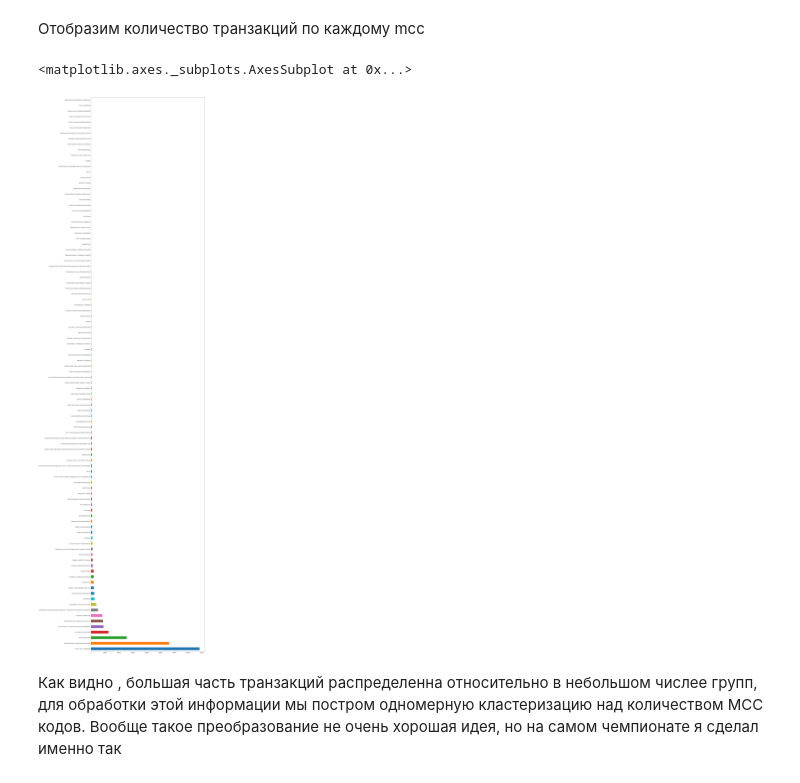
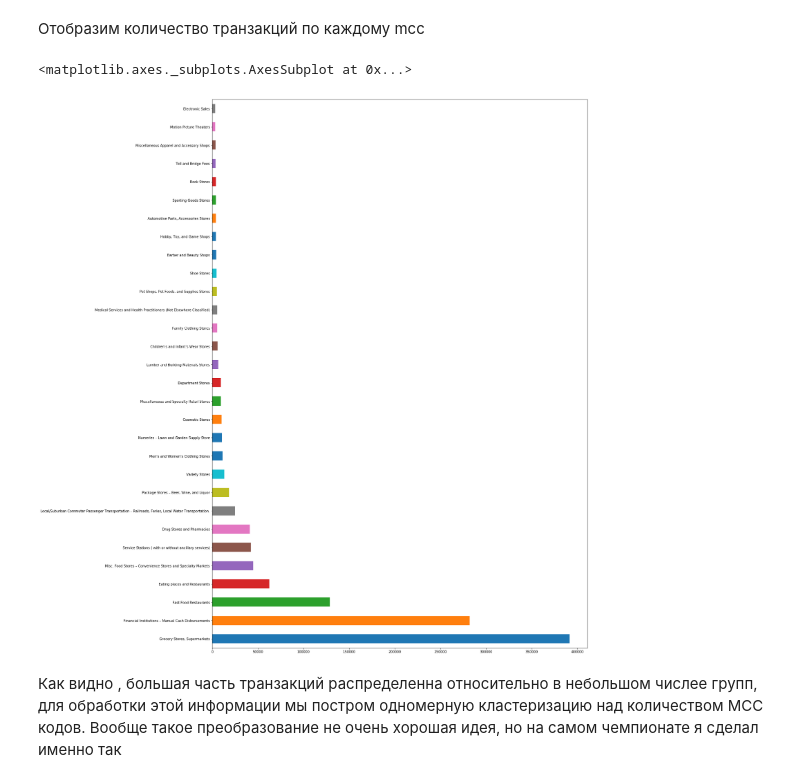
Before and after one commit to antongurtovoy/Raiffeisen-Data-Cup, a Jupyter notebook: raifaisen_cup.ipynb, the cells around one changed output. Drawn from its saved outputs; the diff is of its cells as text; code cells hidden in the pictures.

```diff
--- a/raifaisen_cup.ipynb
+++ b/raifaisen_cup.ipynb
@@ -107,10 +107,10 @@ mcc_vals = train_data.mcc.map(mcc_info['edited_description']).value_counts()
 # %% [markdown]
 Отобразим количество транзакций по каждому mcc
 # %%
-mcc_vals[:100].plot(kind = 'barh',figsize=(20,100))
+mcc_vals[:30].plot(kind = 'barh',figsize=(20,30))
 # %% [output]
 <matplotlib.axes._subplots.AxesSubplot at 0x...>
-[figure, old version]
+[figure, new version]
 # %% [markdown]
 Как видно , большая часть транзакций распределенна относительно в небольшом числее групп, для обработки этой информации мы постром одномерную кластеризацию над количеством MCC кодов. Вообще такое преобразование не очень хорошая идея, но на самом чемпионате я сделал именно так
 # %%
```
Also changed, not shown: parts of 9 cells of this notebook.
